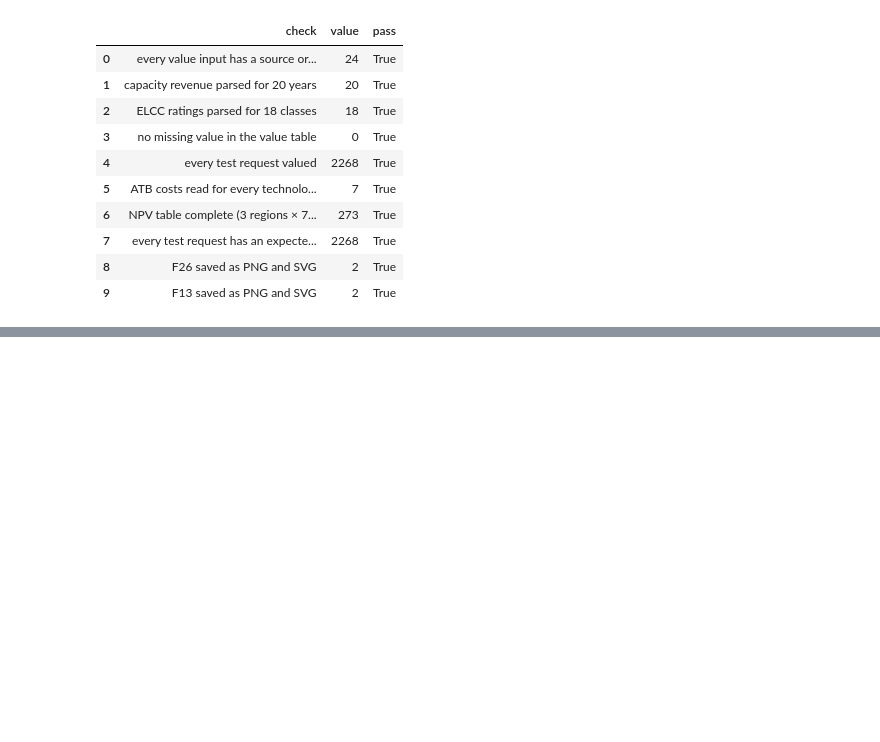
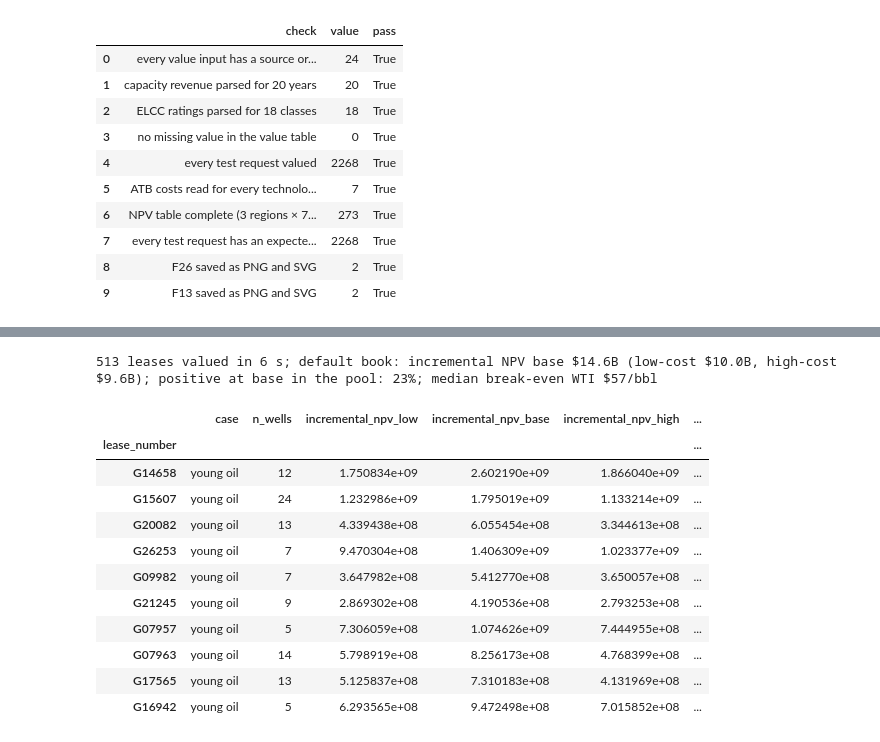
Before and after one commit to alanmossinger/Capstone, a Jupyter notebook: notebooks/07_economics.ipynb, the cells around one changed output, grey strips where cells are left out. Saved outputs shown, nothing was run; the diff lists cells and outputs as text; code cells hidden in the pictures; blank space fills up the shorter version.

```diff
--- a/notebooks/07_economics.ipynb
+++ b/notebooks/07_economics.ipynb
@@ -712,0 +815,37 @@ total 0.3 min
+# %%
+ec.UPSTREAM_GRID.to_csv(R / "upstream_cost_grid.csv", index=False)
+months = 240
+wti_path, hh_path = np.full(months, WTI_2024), np.full(months, HH_2024)
+rows = []
+oil_w = lease.pivot(index="lease_number", columns="month", values="oil_bbl").fillna(0)
+gas_w = lease.pivot(index="lease_number", columns="month", values="gas_mcf").fillna(0)
+t0 = time.time()
+for lid, r in pool_l.iterrows():
+    hist_o, hist_g = oil_w.loc[lid].to_numpy(), gas_w.loc[lid].to_numpy()
+    base_o, base_g, fit_o, fit_g = ec.lease_baseline(hist_o, hist_g, months=months)
+    row = {"lease_number": lid, "arps_b_oil": fit_o["b"], "arps_d_oil": fit_o["d_i"], "baseline_boe_year1": float((base_o[:12] + base_g[:12] * ec.BOE_PER_MCF).sum())}
+    for case in CASES:
+        row[f"incremental_npv_{case}"] = ec.incremental_npv(base_o, base_g, wti_path, hh_path, int(r["n_wells"]), case)
+    row["capex_base"] = ec.grid_case("base")["workover_cost_per_well_usd"] * int(r["n_wells"])
+    row["breakeven_wti_base"] = ec.breakeven_wti(base_o, base_g, hh_path, int(r["n_wells"]), "base")
+    rows.append(row)
+lease_npv = pd.DataFrame(rows).set_index("lease_number")
+pool_l = pool_l.join(lease_npv)
+print(f"{len(lease_npv):,} leases valued in {time.time() - t0:.0f} s; default book: incremental NPV base ${pool_l[pool_l['in_default_book']]['incremental_npv_base'].sum() / 1e9:.1f}B "
+      f"(low-cost ${pool_l[pool_l['in_default_book']]['incremental_npv_low'].sum() / 1e9:.1f}B, high-cost ${pool_l[pool_l['in_default_book']]['incremental_npv_high'].sum() / 1e9:.1f}B); "
+      f"positive at base in the pool: {pct((pool_l['incremental_npv_base'] > 0).mean(), 0)}; median break-even WTI ${pool_l['breakeven_wti_base'].median():.0f}/bbl")
+pool_l[pool_l["in_default_book"]][["case", "n_wells", "incremental_npv_low", "incremental_npv_base", "incremental_npv_high", "breakeven_wti_base"]].round(0).head(10)
+# %% [output]
+513 leases valued in 6 s; default book: incremental NPV base $14.6B (low-cost $10.0B, high-cost $9.6B); positive at base in the pool: 23%; median break-even WTI $57/bbl
+|  | case | n_wells | incremental_npv_low | incremental_npv_base | incremental_npv_high | ... |
+| lease_number |  |  |  |  |  | ... |
+| G14658 | young oil | 12 | 1.750834e+09 | 2.602190e+09 | 1.866040e+09 | ... |
+| G15607 | young oil | 24 | 1.232986e+09 | 1.795019e+09 | 1.133214e+09 | ... |
+| G20082 | young oil | 13 | 4.339438e+08 | 6.055454e+08 | 3.344613e+08 | ... |
+| G26253 | young oil | 7 | 9.470304e+08 | 1.406309e+09 | 1.023377e+09 | ... |
+| G09982 | young oil | 7 | 3.647982e+08 | 5.412770e+08 | 3.650057e+08 | ... |
+| G21245 | young oil | 9 | 2.869302e+08 | 4.190536e+08 | 2.793253e+08 | ... |
+| G07957 | young oil | 5 | 7.306059e+08 | 1.074626e+09 | 7.444955e+08 | ... |
+| G07963 | young oil | 14 | 5.798919e+08 | 8.256173e+08 | 4.768399e+08 | ... |
+| G17565 | young oil | 13 | 5.125837e+08 | 7.310183e+08 | 4.131969e+08 | ... |
+| G16942 | young oil | 5 | 6.293565e+08 | 9.472498e+08 | 7.015852e+08 | ... |
```
Also changed, not shown: parts of 19 cells of this notebook, 17 other files.
